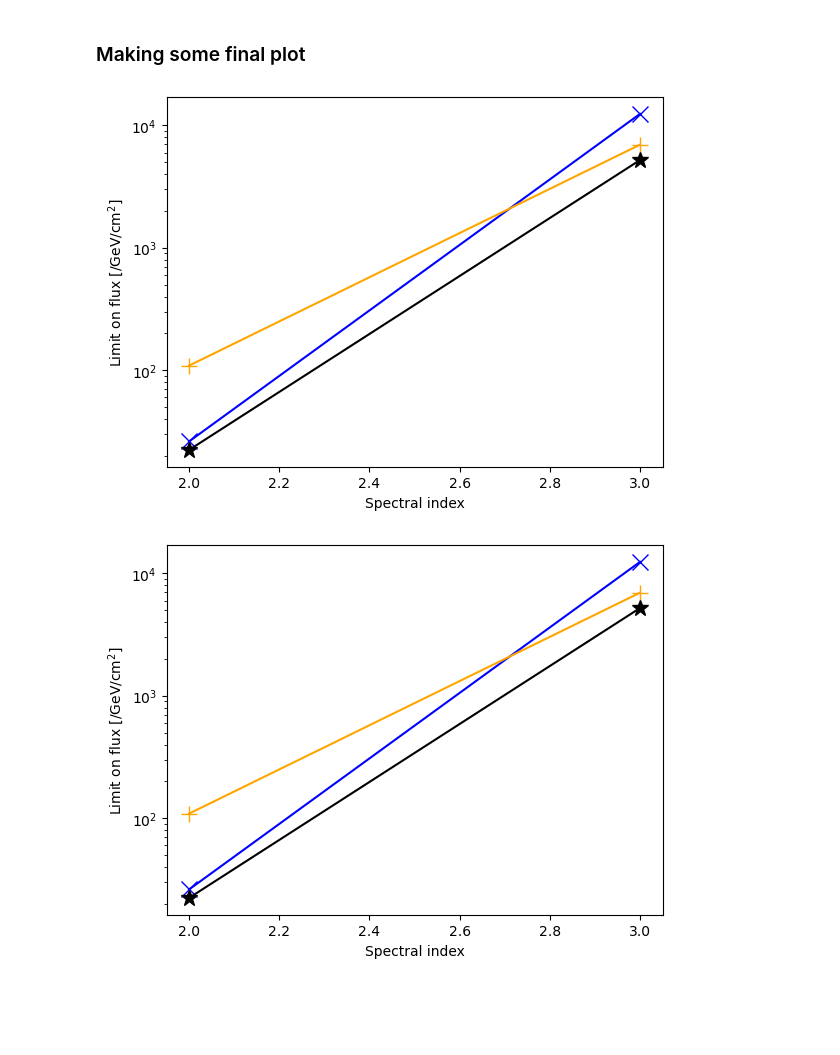
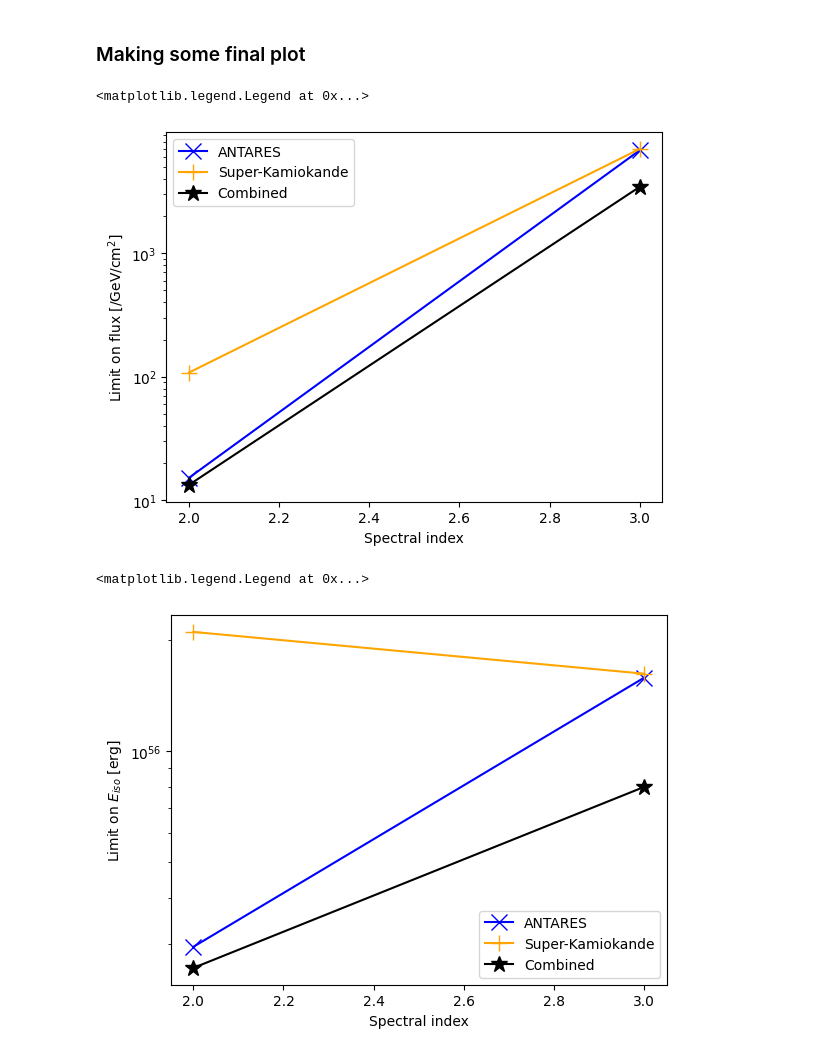
Before and after one commit to mlamo/pyjang, a Jupyter notebook: examples/full_example.ipynb, the cells around one changed output. Saved outputs shown, nothing was run; the diff lists cells and outputs as text; code cells hidden in the pictures; blank space fills up the shorter version.

```diff
--- a/examples/full_example.ipynb
+++ b/examples/full_example.ipynb
@@ -136,17 +139,17 @@ Welcome to JupyROOT 6.28/00
 The other main ingredients on the neutrino side are the observed and expected number of events in the different samples. The observed number of events is just an integer. The expected one may be provided in different formats that are presented below.
 # %%
 # ANTARES background taken as a Gaussian prior with different mean for each sample and 20% error
-bkg_antares = [jang.neutrinos.BackgroundGaussian(b, 0.20 * b) for b in [0.5, 0.2, 1.0, 0.4]]
+bkg_antares = [BackgroundGaussian(b, 0.20 * b) for b in [2.7e-3, 2.7e-3, 2.7e-3, 2.7e-3]]
 # ANTARES observed number of events
-nobs_antares = [1, 0, 2, 0]
+nobs_antares = [0, 0, 0, 0]
 
 # Super-Kamiokande background taken as a fixed value with no uncertainties
-bkg_superkamiokande = [jang.neutrinos.BackgroundFixed(b) for b in [0.15, 0.05, 0.03]]
+bkg_superkamiokande = [BackgroundFixed(b) for b in [0.112, 0.007, 0.016]]
 # Super-Kamiokande observed number of events
 nobs_superkamiokande = [0, 0, 0]
 
 # Background from an OFF measurement where alpha_offon is the ratio between the size (time/angular) of OFF and ON regions
-bkg_mydet = [jang.neutrinos.BackgroundPoisson(20, alpha_offon=50)]
+bkg_mydet = [BackgroundPoisson(20, alpha_offon=50)]
 # Observed number of events
 nobs_mydet = [0]
 
@@ -183,7 +183,7 @@ hp.mollview(limitmap_flux_antares, rot=180, cmap="Blues", fig=1, title="ANTARES"
 This takes benefit from the source distance provided in the GW h5 file. The default option is to ask for the isotropic energy: $E_{\rm iso} = 4\pi d^2 \int E \times \frac{dn}{dE} dE$. But, changing the parameter object, it is also possible to consider some jetted emission.
 # %%
 # isotropic
-limit_eiso_antares = jang.limits.get_limit_etot(antares, gw, parameters)
-limit_eiso_superkamiokande = jang.limits.get_limit_etot(superkamiokande, gw, parameters)
-limit_eiso_mydet = jang.limits.get_limit_etot(mydetector, gw, parameters)
+limit_eiso_antares = limits.get_limit_etot(antares, gw, parameters)
+limit_eiso_superkamiokande = limits.get_limit_etot(superkamiokande, gw, parameters)
+limit_eiso_mydet = limits.get_limit_etot(mydetector, gw, parameters)
 # %% [output]
@@ -218,11 +218,11 @@ limit_fnuiso_mydet = jang.limits.get_limit_fnu(mydetector, gw, parameters)
 # Computing the limits combining detectors
 # %%
 # define combined detector
-combined_det = jang.neutrinos.SuperDetector("ANTARES + Super-Kamiokande")
+combined_det = SuperNuDetector("ANTARES + Super-Kamiokande")
 combined_det.add_detector(antares)
 combined_det.add_detector(superkamiokande)
 
 # get upper limit on flux
-limit_flux_combined = jang.limits.get_limit_flux(combined_det, gw, parameters)
-limit_eiso_combined = jang.limits.get_limit_etot(combined_det, gw, parameters)
+limit_flux_combined = limits.get_limit_flux(combined_det, gw, parameters)
+limit_eiso_combined = limits.get_limit_etot(combined_det, gw, parameters)
 # %% [output]
@@ -269,13 +269,13 @@ except ModuleNotFoundError:
 superkamiokande.set_acceptances([acceptance_superkamiokande[s] for s in ["FC", "PC", "UPMU"]],
                                 "x**-3", nside=8)
 # %%
-parameters_3 = jang.parameters.Parameters("input_files/config.yaml")
-parameters_3.set_models("x**-3", jang.conversions.JetIsotropic())
+parameters_3 = Parameters("input_files/config.yaml")
+parameters_3.set_models("x**-3", jang.utils.conversions.JetIsotropic())
 
-limit_flux_antares_3 = jang.limits.get_limit_flux(antares, gw, parameters_3)
-limit_flux_superkamiokande_3 = jang.limits.get_limit_flux(superkamiokande, gw, parameters_3)
-limit_flux_combined_3 = jang.limits.get_limit_flux(combined_det, gw, parameters_3)
-limit_eiso_antares_3 = jang.limits.get_limit_etot(antares, gw, parameters_3)
-limit_eiso_superkamiokande_3 = jang.limits.get_limit_etot(superkamiokande, gw, parameters_3)
-limit_eiso_combined_3 = jang.limits.get_limit_etot(combined_det, gw, parameters_3)
+limit_flux_antares_3 = limits.get_limit_flux(antares, gw, parameters_3)
+limit_flux_superkamiokande_3 = limits.get_limit_flux(superkamiokande, gw, parameters_3)
+limit_flux_combined_3 = limits.get_limit_flux(combined_det, gw, parameters_3)
+limit_eiso_antares_3 = limits.get_limit_etot(antares, gw, parameters_3)
+limit_eiso_superkamiokande_3 = limits.get_limit_etot(superkamiokande, gw, parameters_3)
+limit_eiso_combined_3 = limits.get_limit_etot(combined_det, gw, parameters_3)
 # %% [output]
@@ -308,14 +308,18 @@ plt.plot([2,3], [limit_flux_combined, limit_flux_combined_3], color="black", lab
 plt.xlabel("Spectral index")
 plt.ylabel(r"Limit on flux [/GeV/cm$^{2}$]")
 plt.yscale("log")
+plt.legend(loc="best")
 # %% [output]
+<matplotlib.legend.Legend at 0x...>
-[figure, old version]
+[figure, new version]
 # %%
-plt.plot([2,3], [limit_flux_antares, limit_flux_antares_3], color="blue", label="ANTARES", marker="x", markersize=12)
-plt.plot([2,3], [limit_flux_superkamiokande, limit_flux_superkamiokande_3], color="orange", label="Super-Kamiokande", marker="+", markersize=12)
-plt.plot([2,3], [limit_flux_combined, limit_flux_combined_3], color="black", label="Combined", marker="*", markersize=12)
+plt.plot([2,3], [limit_eiso_antares, limit_eiso_antares_3], color="blue", label="ANTARES", marker="x", markersize=12)
+plt.plot([2,3], [limit_eiso_superkamiokande, limit_eiso_superkamiokande_3], color="orange", label="Super-Kamiokande", marker="+", markersize=12)
+plt.plot([2,3], [limit_eiso_combined, limit_eiso_combined_3], color="black", label="Combined", marker="*", markersize=12)
 plt.xlabel("Spectral index")
-plt.ylabel(r"Limit on flux [/GeV/cm$^{2}$]")
+plt.ylabel(r"Limit on $E_{iso}$ [erg]")
 plt.yscale("log")
+plt.legend(loc="best")
 # %% [output]
+<matplotlib.legend.Legend at 0x...>
-[figure, old version]
+[figure, new version]
```
Also changed, not shown: parts of 17 cells of this notebook, 29 other files.
